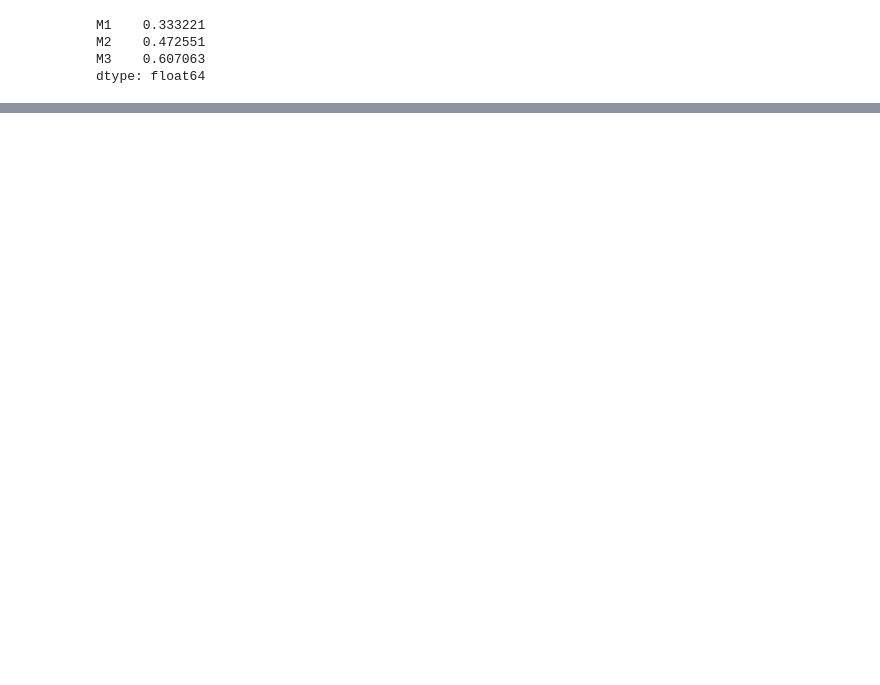
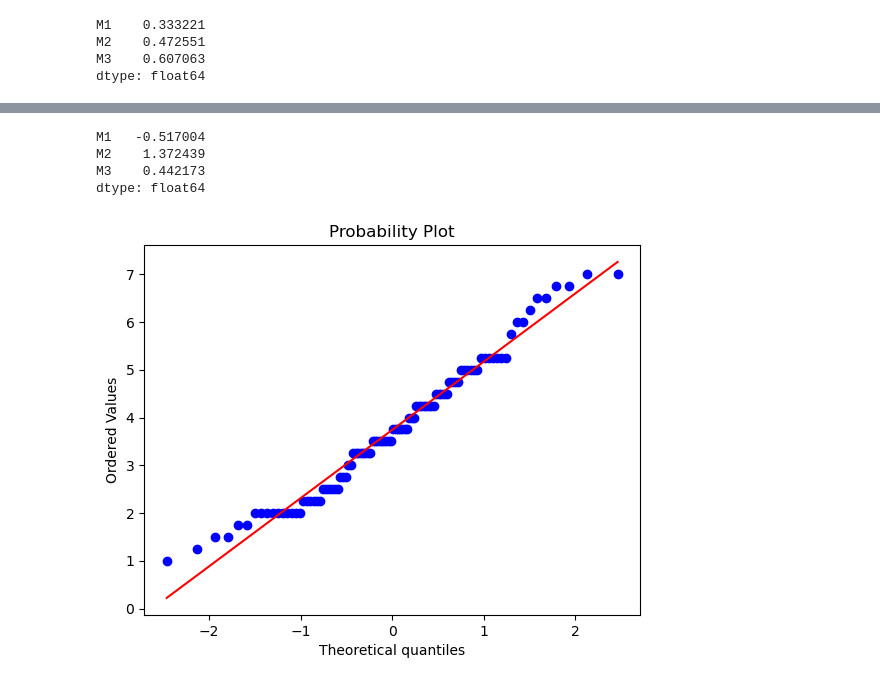
Before and after one commit to MrTroll28/LT-PTDL1, a Jupyter notebook: NoteBook/Slot02.ipynb, the cells around one changed output, grey strips where cells are left out. Cells and saved outputs as stored; diff of their text form; code cells hidden in the pictures; blank space fills up the shorter version.

```diff
--- a/NoteBook/Slot02.ipynb
+++ b/NoteBook/Slot02.ipynb
@@ -321,0 +328,15 @@ dtype: float64
+# %%
+df[['M1','M2','M3']].kurtosis()
+# Hãy cho biết dạng phân phối nào là thin, fat và fit
+# %% [output]
+M1   -0.517004
+M2    1.372439
+M3    0.442173
+dtype: float64
+# %%
+from scipy import stats
+stats.probplot(df['M1'],plot=sns.mpl.pyplot)
+plt.show()
+# Hãy cho biết phân phối M1 có gần như phân phối chuẩn hay không
+# %% [output]
+[figure, added]
```
Also changed, not shown: parts of 13 cells of this notebook, 10 other files.
